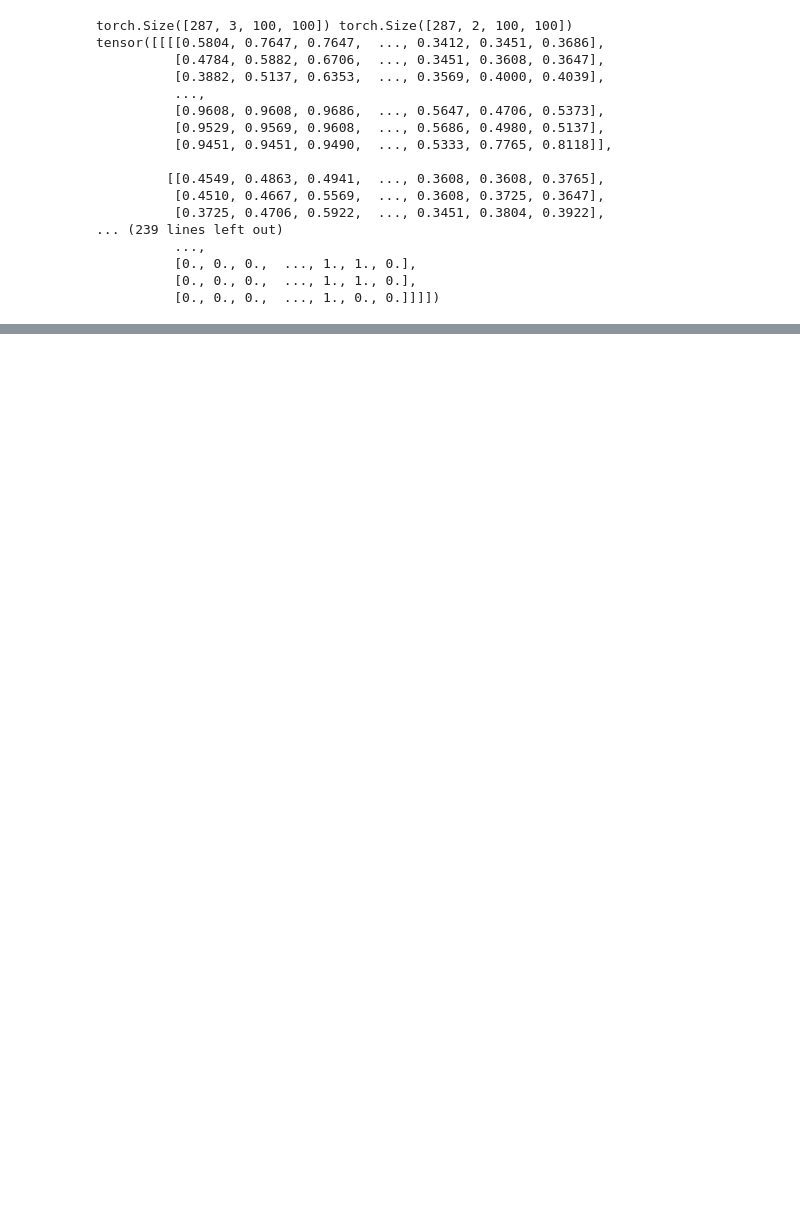
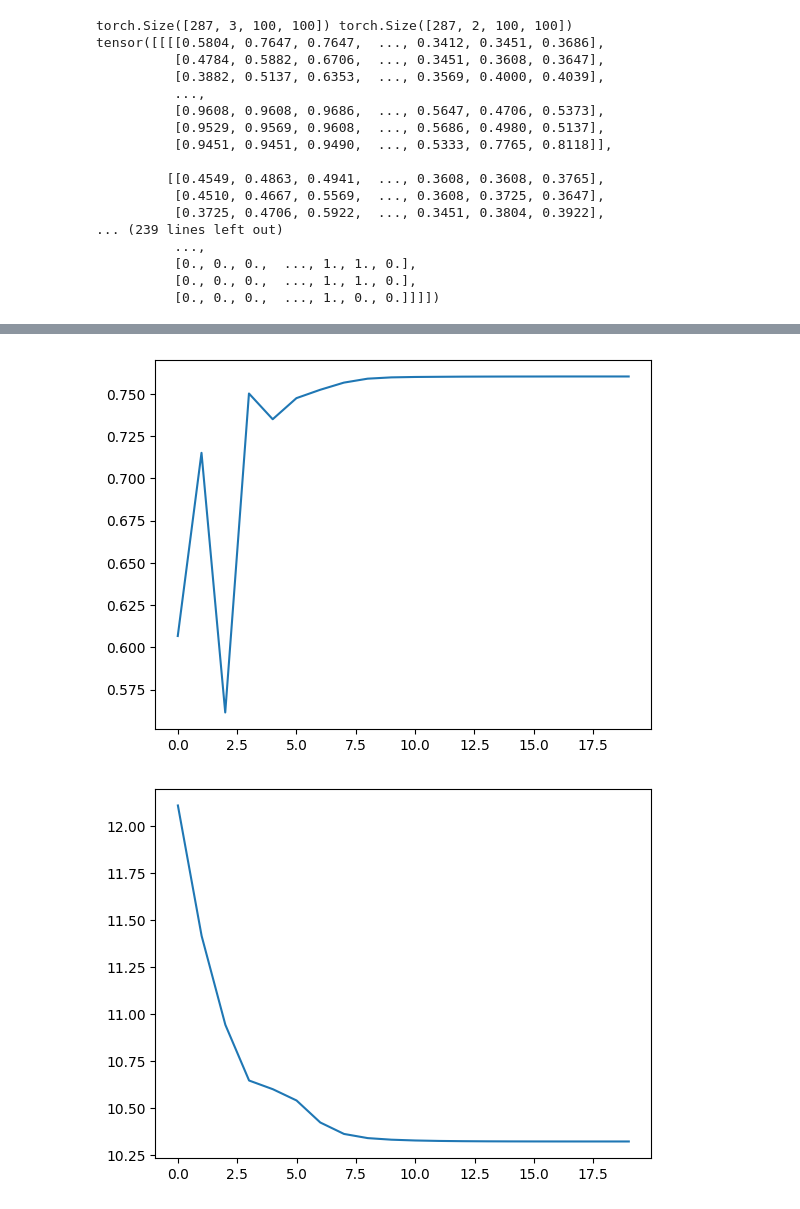
Before and after one commit to talaman/master-ai-m6a3, a Jupyter notebook: notebook.ipynb, the cells around one changed output, grey strips where cells are left out. Cells and saved outputs as stored; diff of their text form; code cells hidden in the pictures; blank space fills up the shorter version.

```diff
--- a/notebook.ipynb
+++ b/notebook.ipynb
@@ -212,0 +284,12 @@ tensor([[[[0.5804, 0.7647, 0.7647,  ..., 0.3412, 0.3451, 0.3686],
+# %%
+pyplot.plot(jaccard_list)
+pyplot.savefig('jaccard_index.png')
+pyplot.show()
+
+pyplot.clf()
+pyplot.plot(loss_list)
+pyplot.savefig('loss.png')
+pyplot.show()
+# %% [output]
+[figure, added]
+[figure, added]
```
Also changed, not shown: parts of 4 cells of this notebook.
